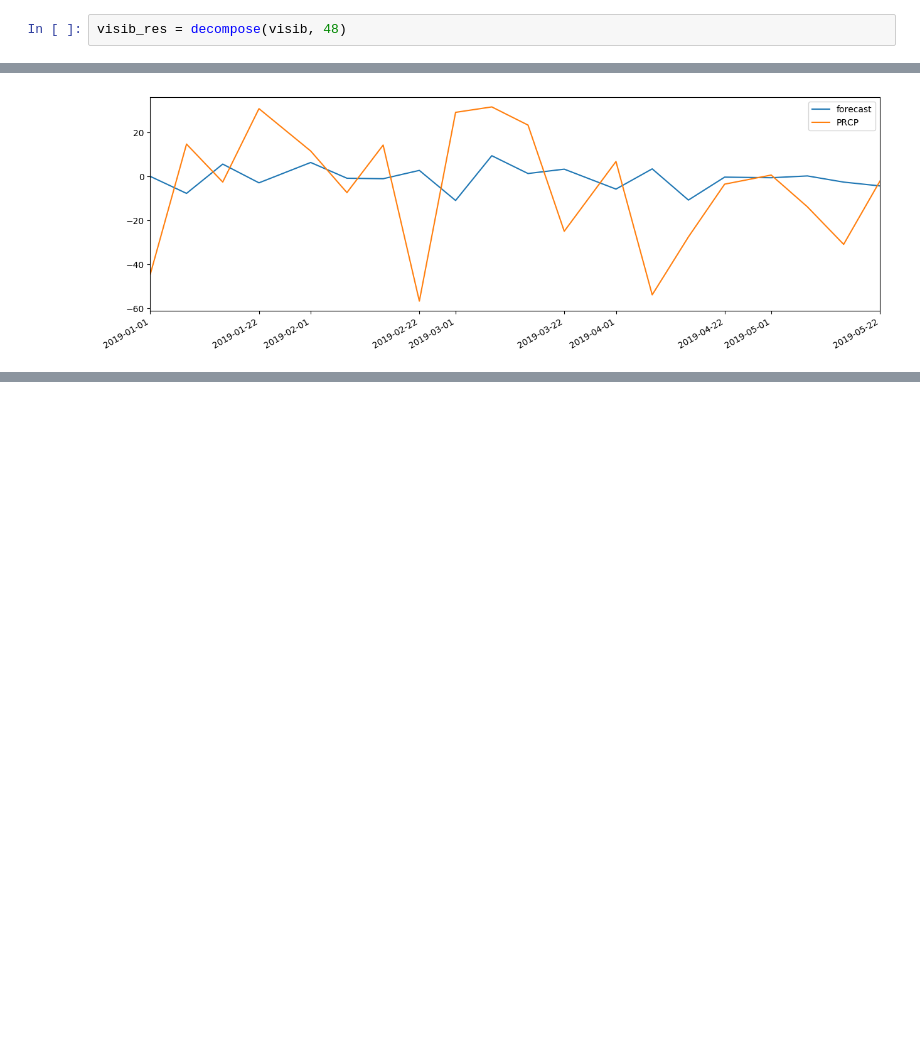
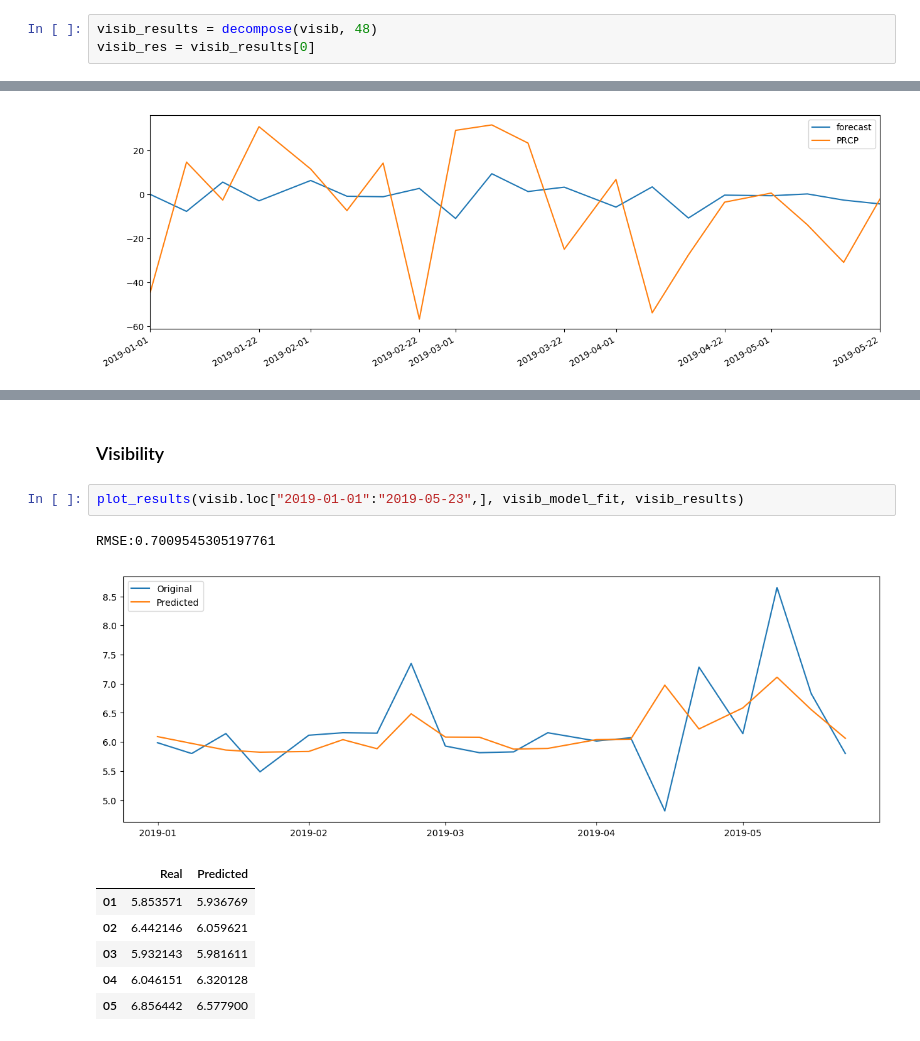
Before and after one commit to franchukpetro/Forest-fires-influence-analysis, a Jupyter notebook: analysis/london_analysis.ipynb, the cells around one changed output, grey strips where cells are left out. Cells and saved outputs as stored; diff of their text form; blank space fills up the shorter version.

```diff
--- a/analysis/london_analysis.ipynb
+++ b/analysis/london_analysis.ipynb
@@ -304,7 +306,8 @@ Name: VISIB, Length: 1436, dtype: float64
 # %% [markdown]
 __Decomposing__
 # %%
-visib_res = decompose(visib, 48)
+visib_results = decompose(visib, 48)
+visib_res = visib_results[0]
 # %% [output]
 [figure]
 # %%
@@ -570,0 +644,13 @@ plt.show()
+# %% [markdown]
+### Visibility
+# %%
+plot_results(visib.loc["2019-01-01":"2019-05-23",], visib_model_fit, visib_results)
+# %% [output]
+RMSE:0.7009545305197761
+[figure, added]
+|  | Real | Predicted |
+| 01 | 5.853571 | 5.936769 |
+| 02 | 6.442146 | 6.059621 |
+| 03 | 5.932143 | 5.981611 |
+| 04 | 6.046151 | 6.320128 |
+| 05 | 6.856442 | 6.577900 |
```
Also changed, not shown: parts of 16 cells of this notebook, 3 other files.
